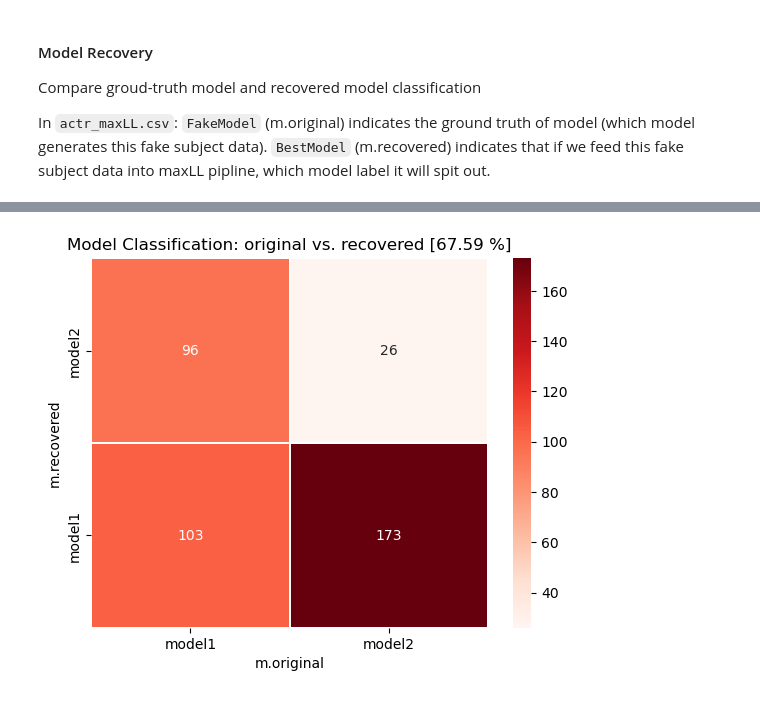
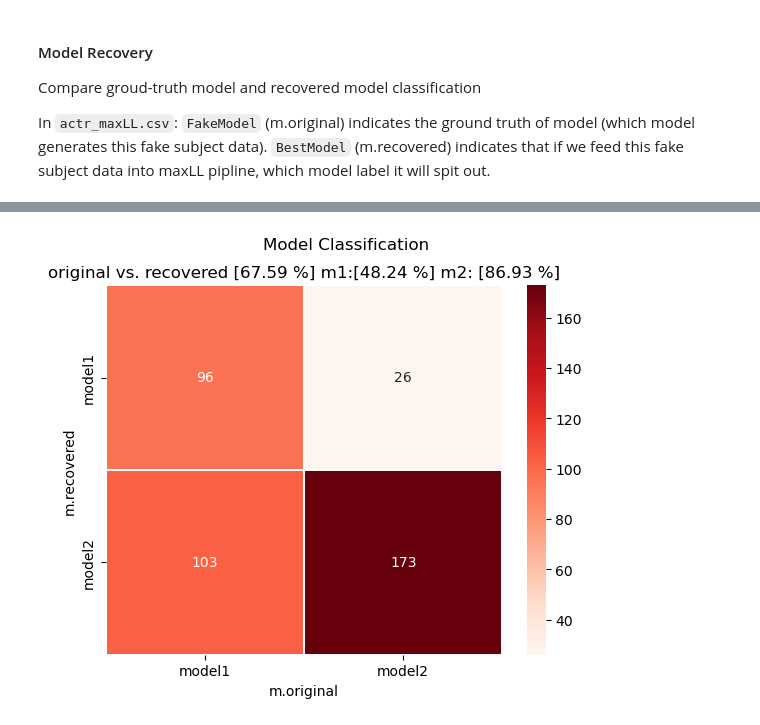
Before and after one commit to yangyuxue2333/RLvIBL-Re, a Jupyter notebook: analysis/analysis_param_recovery_best2.ipynb, the cells around one changed output, grey strips where cells are left out. Cells and saved outputs as stored; diff of their text form; code cells hidden in the pictures.

```diff
--- a/analysis/analysis_param_recovery_best2.ipynb
+++ b/analysis/analysis_param_recovery_best2.ipynb
@@ -90,3 +96,6 @@ df1 = df1.rename(columns={'FakeModel':'m.original', 'BestModel':'m.recovered'}).
 df1['m.recovered'] = df1['m.recovered'].replace({'m1':'model1', 'm2':'model2'})
 df1['same'] = df1['m.original'] == df1['m.recovered']
 dfc = confusion_matrix(df1, 'm.recovered', 'm.original')
+# %%
+dfsame =  pd.DataFrame(df1.groupby('m.original')['m.recovered'].value_counts(normalize=True))
+dfsame
@@ -93,7 +109,10 @@ dfc = confusion_matrix(df1, 'm.recovered', 'm.original')
 # %%
-ax = sns.heatmap(dfc, annot=True, fmt='d',
-                 xticklabels=['model1', 'model2'], yticklabels=['model2', 'model1'], linewidth=.2, cmap='Reds')
-plt.title('Model Classification: original vs. recovered [%.2f %%]' % (100*df1['same'].mean()))
+fig, ax = plt.subplots()
+fig.suptitle('Model Classification')
+ax = sns.heatmap(dfc, annot=True, fmt='d',  linewidth=.2, cmap='Reds')
+ax.set_title('original vs. recovered [%.2f %%] m1:[%.2f %%] m2: [%.2f %%]' % (100*df1['same'].mean(),
+          100*dfsame.loc[('model1', 'model1')].values[0],
+          100*dfsame.loc[('model2', 'model2')].values[0]))
 plt.show()
 # %% [output]
-[figure, old version]
+[figure, new version]
```
Also changed, not shown: parts of 6 cells of this notebook, 3 other files.
